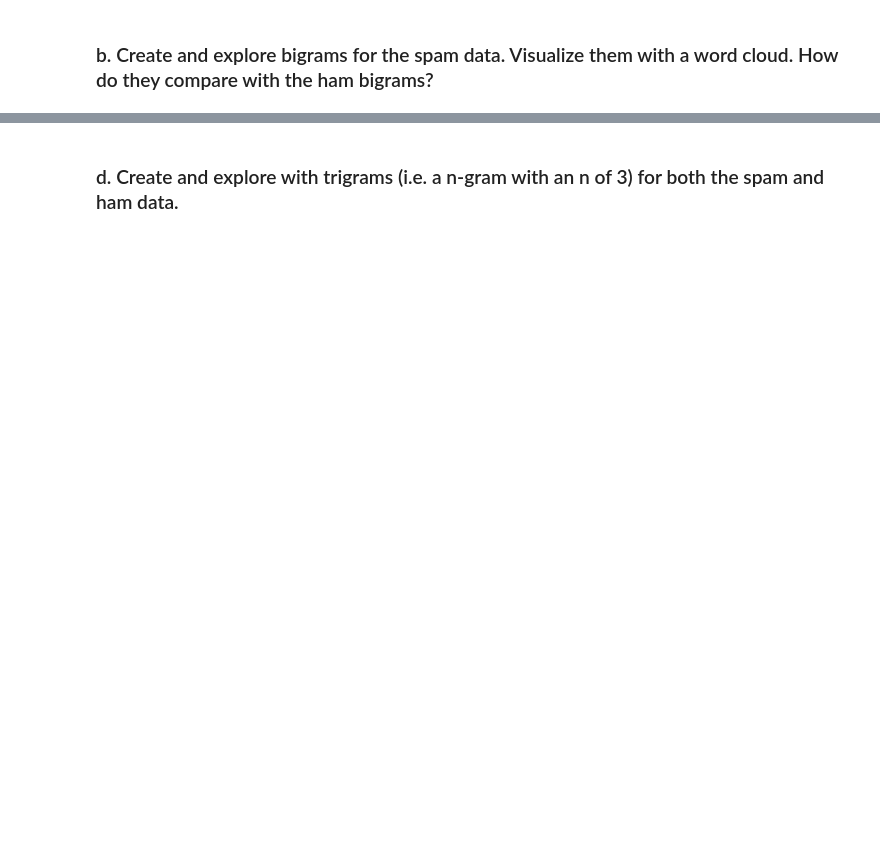
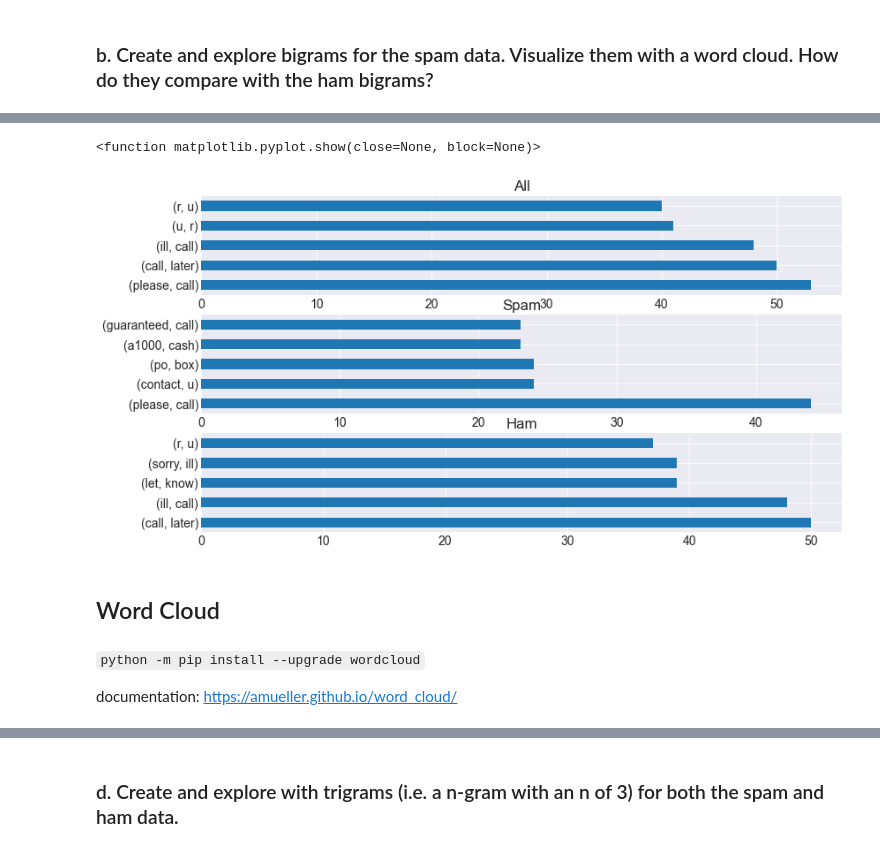
Before and after one commit to QMCBT-JustinEvans/natural-language-processing-exercises, a Jupyter notebook: explore.ipynb, the cells around one changed output, grey strips where cells are left out. Saved outputs shown, nothing was run; the diff lists cells and outputs as text; code cells hidden in the pictures; blank space fills up the shorter version.

```diff
--- a/explore.ipynb
+++ b/explore.ipynb
@@ -157,0 +335,30 @@ ham_words
+# %%
+# Create Bi-Gram Variables
+all_2_gram = list(nltk.ngrams(all_words, 2))
+spam_2_gram = list(nltk.ngrams(spam_words, 2))
+ham_2_gram = list(nltk.ngrams(ham_words, 2))
+# %%
+# Display top 5 bigram pairs for ham and spam
+
+plt.subplot(3,1,1)
+pd.Series(all_2_gram).value_counts().head(5).plot.barh()
+plt.title('All')
+
+plt.subplot(3,1,2)
+pd.Series(spam_2_gram).value_counts().head(5).plot.barh()
+plt.title('Spam')
+
+plt.subplot(3,1,3)
+pd.Series(ham_2_gram).value_counts().head(5).plot.barh()
+plt.title('Ham')
+
+plt.show
+# %% [output]
+<function matplotlib.pyplot.show(close=None, block=None)>
+[figure, added]
+# %% [markdown]
+## Word Cloud
+# %% [markdown]
+`python -m pip install --upgrade wordcloud`
+
+documentation: https://amueller.github.io/word_cloud/
```
Also changed, not shown: parts of 59 cells of this notebook.
